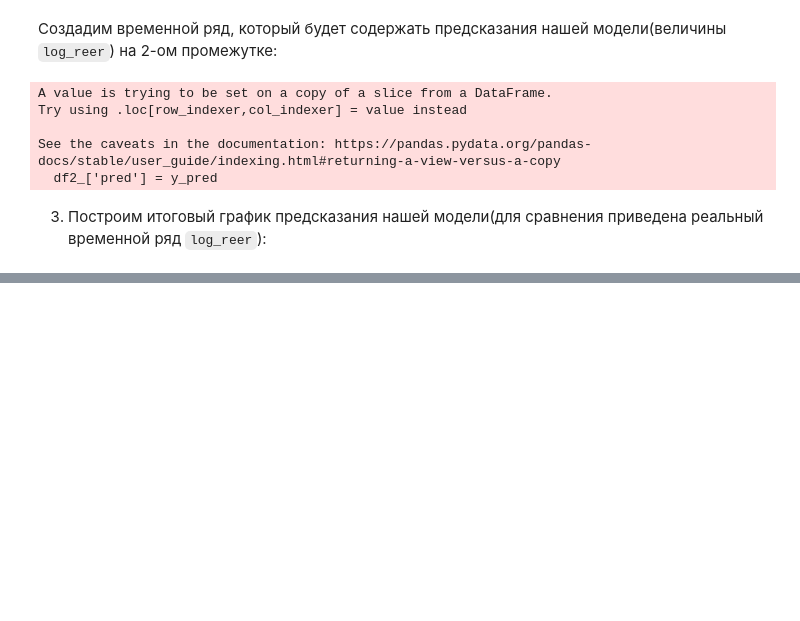
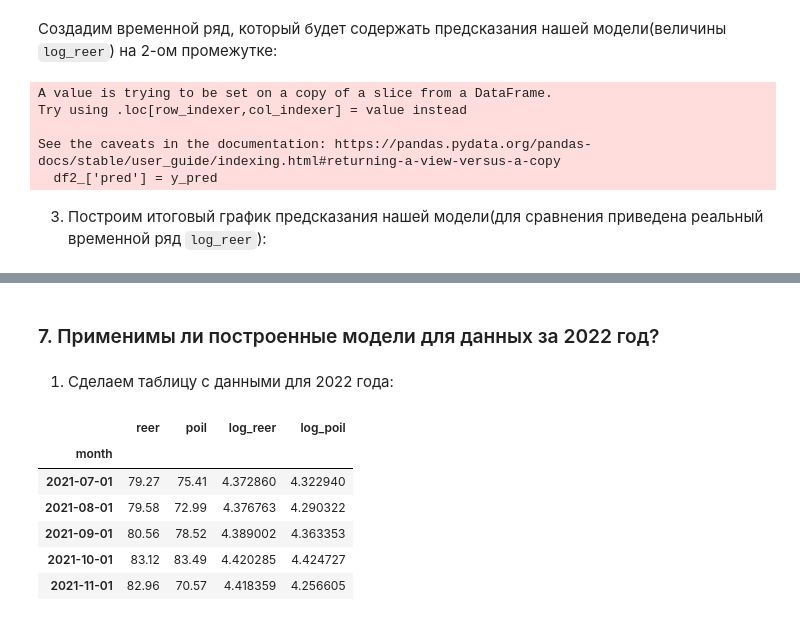
Before and after one commit to danon2018/Finances_project, a Jupyter notebook: code.ipynb, the cells around one changed output, grey strips where cells are left out. Cells and saved outputs as stored; diff of their text form; code cells hidden in the pictures; blank space fills up the shorter version.

```diff
--- a/code.ipynb
+++ b/code.ipynb
@@ -493,0 +557,28 @@ None
+# %% [markdown]
+### 7. Применимы ли построенные модели для данных за 2022 год?
+# %% [markdown]
+1) Сделаем таблицу с данными для 2022 года:
+# %%
+
+date = ['2021-07-01', '2021-08-01', '2021-09-01', '2021-10-01', '2021-11-01', '2021-12-01', '2022-01-01', '2022-02-01', '2022-03-01', '2022-04-01', '2022-05-01', '2022-06-01', '2022-07-01', '2022-08-01', '2022-09-01']
+poil = [75.41, 72.99, 78.52, 83.49, 70.57, 77.78, 91.21, 100.99, 107.90, 107.10, 122.80, 114.80, 103.30, 96.49, 87.96]
+reer = [79.27, 79.58, 80.56, 83.12, 82.96, 82.91, 80.50, 79.49, 64.85, 87.38, 108.54, 124.94, 128.16, 126.12, 130.40]
+
+
+df_2022 = pd.DataFrame()
+df_2022['month'] = date
+df_2022['reer'] = reer
+df_2022['poil'] = poil
+df_2022 = df_2022.set_index('month')
+df_2022['log_reer'] = df_2022['reer'].apply(lambda x: np.log(x))
+df_2022['log_poil'] = df_2022['poil'].apply(lambda x: np.log(x))
+
+df_2022.head(5)
+# %% [output]
+|  | reer | poil | log_reer | log_poil |
+| month |  |  |  |  |
+| 2021-07-01 | 79.27 | 75.41 | 4.372860 | 4.322940 |
+| 2021-08-01 | 79.58 | 72.99 | 4.376763 | 4.290322 |
+| 2021-09-01 | 80.56 | 78.52 | 4.389002 | 4.363353 |
+| 2021-10-01 | 83.12 | 83.49 | 4.420285 | 4.424727 |
+| 2021-11-01 | 82.96 | 70.57 | 4.418359 | 4.256605 |
```
Also changed, not shown: parts of 31 cells of this notebook, 3 other files.
